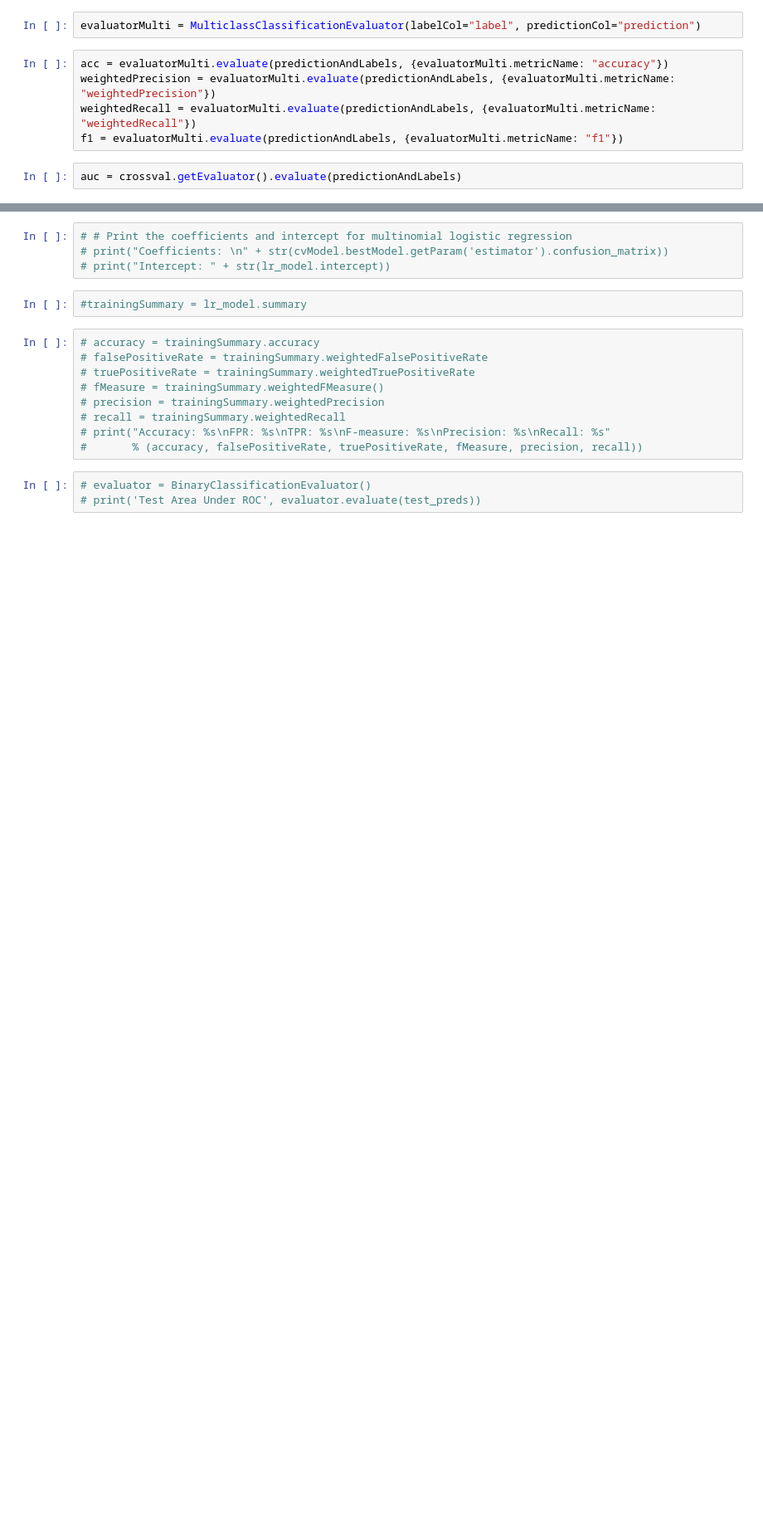
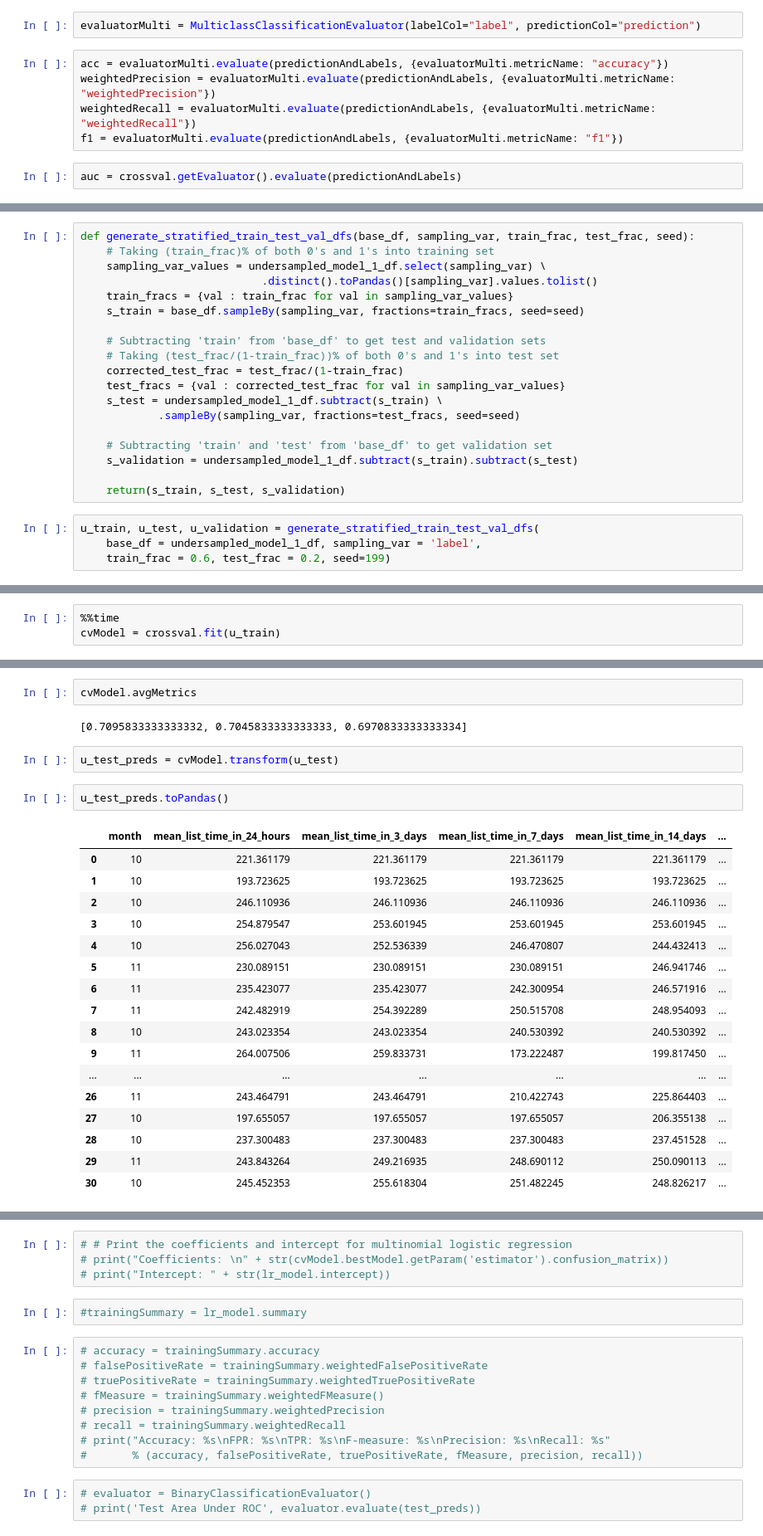
Before and after one commit to tarcisobraz/sparkify-churn-prediction, a Jupyter notebook: Sparkify.ipynb, the cells around one changed output, grey strips where cells are left out. Shown at 83% size. Cells and saved outputs as stored; diff of their text form; blank space fills up the shorter version.

```diff
--- a/Sparkify.ipynb
+++ b/Sparkify.ipynb
@@ -958,0 +1094,23 @@ auc:  0.5473225404732253
+# %%
+def generate_stratified_train_test_val_dfs(base_df, sampling_var, train_frac, test_frac, seed):
+    # Taking (train_frac)% of both 0's and 1's into training set
+    sampling_var_values = undersampled_model_1_df.select(sampling_var) \
+                            .distinct().toPandas()[sampling_var].values.tolist()
+    train_fracs = {val : train_frac for val in sampling_var_values}
+    s_train = base_df.sampleBy(sampling_var, fractions=train_fracs, seed=seed)
+
+    # Subtracting 'train' from 'base_df' to get test and validation sets
+    # Taking (test_frac/(1-train_frac))% of both 0's and 1's into test set
+    corrected_test_frac = test_frac/(1-train_frac)
+    test_fracs = {val : corrected_test_frac for val in sampling_var_values}
+    s_test = undersampled_model_1_df.subtract(s_train) \
+            .sampleBy(sampling_var, fractions=test_fracs, seed=seed)
+
+    # Subtracting 'train' and 'test' from 'base_df' to get validation set
+    s_validation = undersampled_model_1_df.subtract(s_train).subtract(s_test)
+
+    return(s_train, s_test, s_validation)
+# %%
+u_train, u_test, u_validation = generate_stratified_train_test_val_dfs(
+    base_df = undersampled_model_1_df, sampling_var = 'label',
+    train_frac = 0.6, test_frac = 0.2, seed=199)
@@ -958,0 +1146,3 @@ auc:  0.5473225404732253
+# %%
+%%time
+cvModel = crossval.fit(u_train)
@@ -958,0 +1152,26 @@ auc:  0.5473225404732253
+# %%
+cvModel.avgMetrics
+# %% [output]
+[0.7095833333333332, 0.7045833333333333, 0.6970833333333334]
+# %%
+u_test_preds = cvModel.transform(u_test)
+# %%
+u_test_preds.toPandas()
+# %% [output]
+|  | month | mean_list_time_in_24_hours | mean_list_time_in_3_days | mean_list_time_in_7_days | mean_list_time_in_14_days | ... |
+| 0 | 10 | 221.361179 | 221.361179 | 221.361179 | 221.361179 | ... |
+| 1 | 10 | 193.723625 | 193.723625 | 193.723625 | 193.723625 | ... |
+| 2 | 10 | 246.110936 | 246.110936 | 246.110936 | 246.110936 | ... |
+| 3 | 10 | 254.879547 | 253.601945 | 253.601945 | 253.601945 | ... |
+| 4 | 10 | 256.027043 | 252.536339 | 246.470807 | 244.432413 | ... |
+| 5 | 11 | 230.089151 | 230.089151 | 230.089151 | 246.941746 | ... |
+| 6 | 11 | 235.423077 | 235.423077 | 242.300954 | 246.571916 | ... |
+| 7 | 11 | 242.482919 | 254.392289 | 250.515708 | 248.954093 | ... |
+| 8 | 10 | 243.023354 | 243.023354 | 240.530392 | 240.530392 | ... |
+| 9 | 11 | 264.007506 | 259.833731 | 173.222487 | 199.817450 | ... |
+| ... | ... | ... | ... | ... | ... | ... |
+| 26 | 11 | 243.464791 | 243.464791 | 210.422743 | 225.864403 | ... |
+| 27 | 10 | 197.655057 | 197.655057 | 197.655057 | 206.355138 | ... |
+| 28 | 10 | 237.300483 | 237.300483 | 237.300483 | 237.451528 | ... |
+| 29 | 11 | 243.843264 | 249.216935 | 248.690112 | 250.090113 | ... |
+| 30 | 10 | 245.452353 | 255.618304 | 251.482245 | 248.826217 | ... |
```
Also changed, not shown: parts of 51 cells of this notebook.
